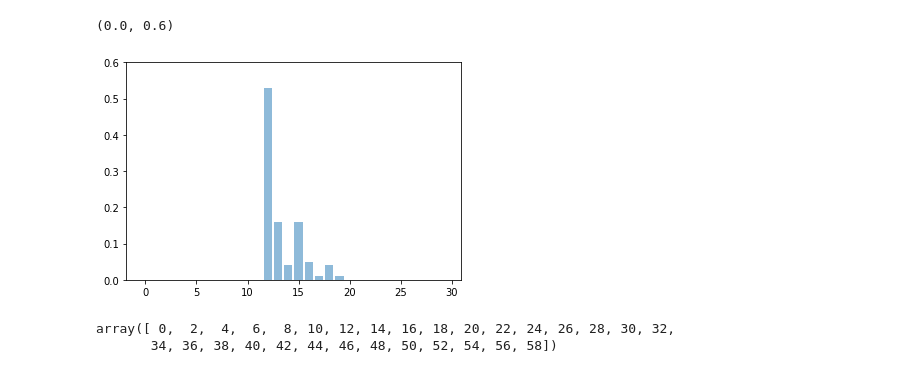
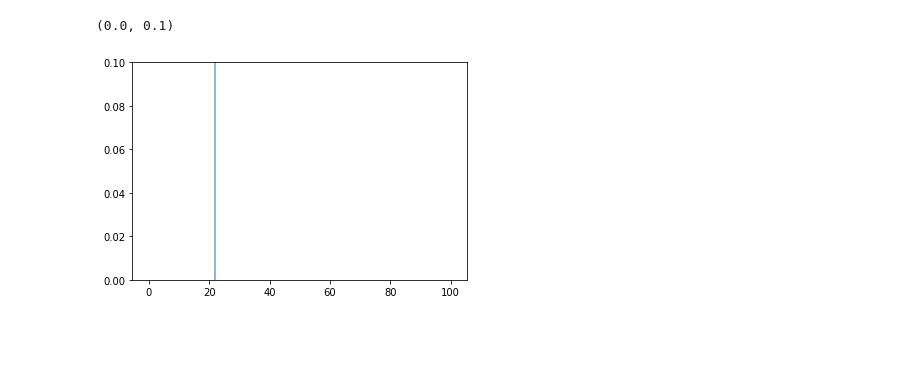
Before and after one commit to yannikschnitzer/prism, a Jupyter notebook: prism/distr.ipynb, the cells around one changed output. Cells and saved outputs as stored; diff of their text form; code cells hidden in the pictures; blank space fills up the shorter version.

```diff
--- a/prism/distr.ipynb
+++ b/prism/distr.ipynb
@@ -50,10 +56,10 @@ arr_qr = np.array([12.000, 12.000, 12.000, 12.000, 12.000, 12.000, 12.000, 12.00
 # %%
 atoms = 100
 delta_p = 1.0/atoms
-arr_conv = np.zeros(51)
+arr_conv = np.zeros(101)
 
-for i in range(atoms):
-    val = arr_qr[i]
+for j in np.arange(atoms):
+    val = arr_qr[j]
     low = math.floor(val)
     upp = math.ceil(val)
     if low - upp != 0:
@@ -72,7 +79,7 @@ array([0.  , 0.  , 0.  , 0.  , 0.  , 0.  , 0.  , 0.  , 0.  , 0.  , 0.  ,
 # %%
-plt.bar(np.arange(0,30),arr_conv[:30], alpha=0.5)
-plt.ylim([0, 0.6])
+plt.bar(np.arange(101),arr_conv, alpha=0.5)
+plt.ylim([0, 0.1])
 # %% [output]
-(0.0, 0.6)
+(0.0, 0.1)
-[figure, old version]
+[figure, new version]
 # %%
@@ -83,5 +89,0 @@ atoms=51
-# %%
-np.arange(0,60,2)
-# %% [output]
-array([ 0,  2,  4,  6,  8, 10, 12, 14, 16, 18, 20, 22, 24, 26, 28, 30, 32,
-       34, 36, 38, 40, 42, 44, 46, 48, 50, 52, 54, 56, 58])
```
Also changed, not shown: parts of 12 cells of this notebook, 10 other files.
